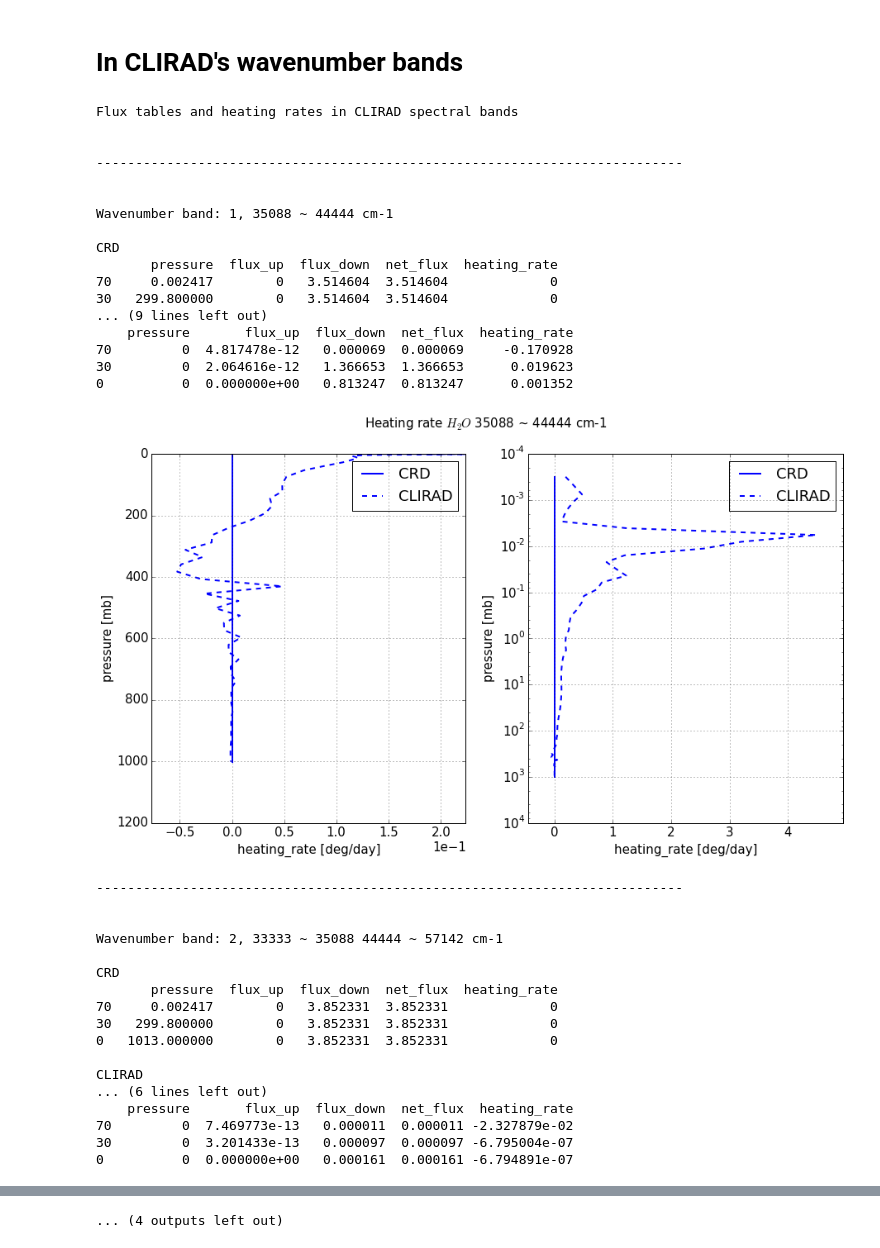
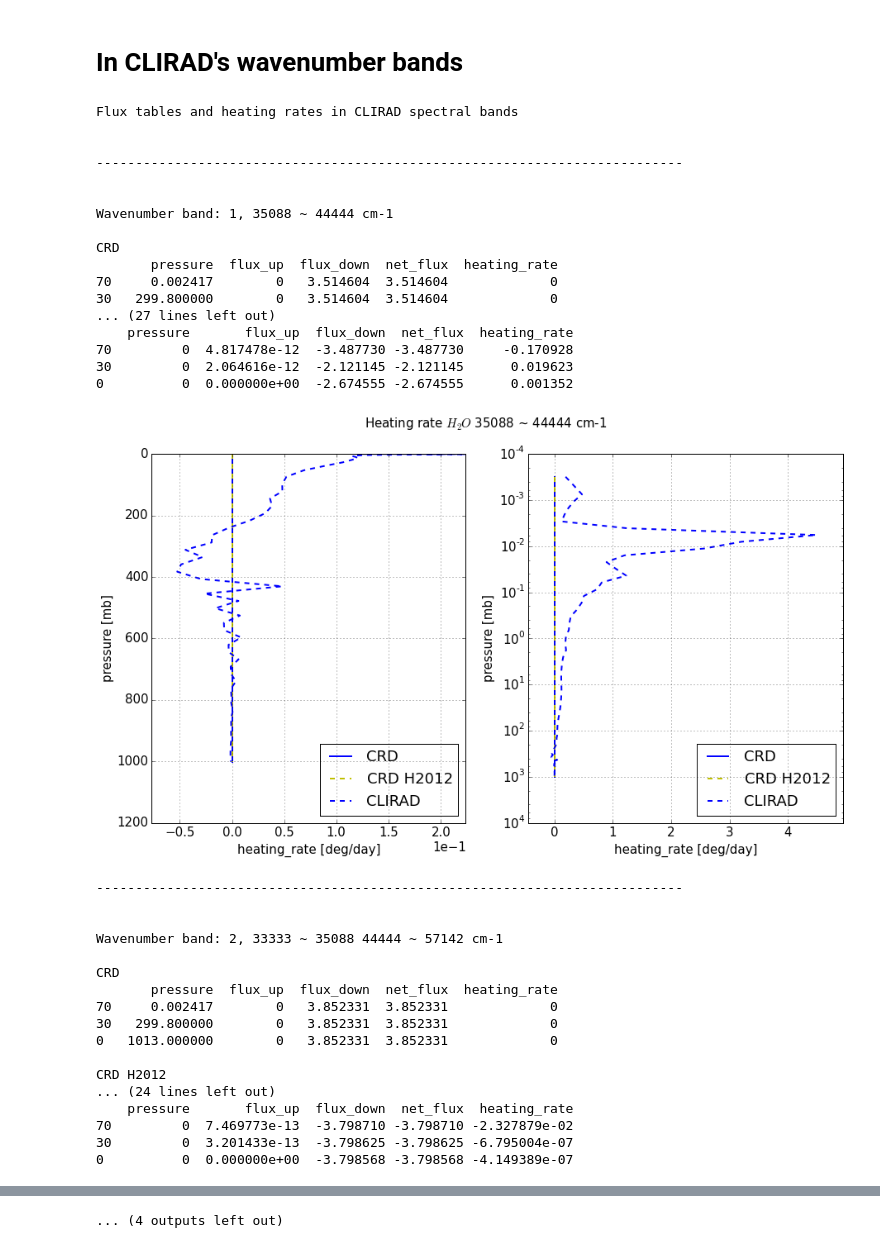
Before and after one commit to qAp/offline_radiation_notebooks, a Jupyter notebook: shortwave_mls_H2O_tmp.ipynb, the cells around one changed output, grey strips where cells are left out. Cells and saved outputs as stored; diff of their text form; code cells hidden in the pictures.

```diff
--- a/shortwave_mls_H2O_tmp.ipynb
+++ b/shortwave_mls_H2O_tmp.ipynb
@@ -42,5 +44,9 @@ name_molecule = r'$H_{2}O$'
 pathout_crd = '/nuwa_cluster/home/jackyu/radiation/crd/SW/examples/mls75_H2O/OUTPUT_CRD.dat'
 pnl_crd = aerutils.OUTPUT_RADSUM_to_pandasPanel(readfrom = pathout_crd, signed_fluxes = True)
+# %%
+# CRD H2012
+pathout_crd = '../crd/SW/examples/mls75_H2O_solzen_60_H2012/OUTPUT_CRD.dat'
+pnl_crd_H2012 = aerutils.OUTPUT_RADSUM_to_pandasPanel(readfrom = pathout_crd, signed_fluxes = True)
 # %%
 # Load CLIRAD results
 pathout_clirad = '/nuwa_cluster/home/jackyu/radiation/clirad/SW/examples/mls75_H2O/OUTPUT_CLIRAD.dat'
@@ -442,29 +487,30 @@ def fluxtableNhrplot_by_clirad_bands(pnl_clirad, *infos_lbl):
 # %%
 print('Flux tables and heating rates in CLIRAD spectral bands')
 print()
 print()
 
 fluxtableNhrplot_by_clirad_bands(pnl_clirad, \
-                                ('CRD', 'b', '-', pnl_crd))
+                                ('CRD', 'b', '-', pnl_crd),
+                                ('CRD H2012', 'y', '--', pnl_crd_H2012))
 # %% [output]
 Flux tables and heating rates in CLIRAD spectral bands
 
 
 ---------------------------------------------------------------------------
 
 
 Wavenumber band: 1, 35088 ~ 44444 cm-1
 
 CRD
        pressure  flux_up  flux_down  net_flux  heating_rate
 70     0.002417        0   3.514604  3.514604             0
 30   299.800000        0   3.514604  3.514604             0
-... (9 lines left out)
+... (27 lines left out)
     pressure       flux_up  flux_down  net_flux  heating_rate
-70         0  4.817478e-12   0.000069  0.000069     -0.170928
-30         0  2.064616e-12   1.366653  1.366653      0.019623
-0          0  0.000000e+00   0.813247  0.813247      0.001352
+70         0  4.817478e-12  -3.487730 -3.487730     -0.170928
+30         0  2.064616e-12  -2.121145 -2.121145      0.019623
+0          0  0.000000e+00  -2.674555 -2.674555      0.001352
-[figure, old version]
+[figure, new version]
 ---------------------------------------------------------------------------
 
 
@@ -476,9 +522,9 @@ CRD
 30   299.800000        0   3.852331  3.852331             0
 0   1013.000000        0   3.852331  3.852331             0
 
-CLIRAD
-... (6 lines left out)
+CRD H2012
+... (24 lines left out)
     pressure       flux_up  flux_down  net_flux  heating_rate
-70         0  7.469773e-13   0.000011  0.000011 -2.327879e-02
-30         0  3.201433e-13   0.000097  0.000097 -6.795004e-07
-0          0  0.000000e+00   0.000161  0.000161 -6.794891e-07
+70         0  7.469773e-13  -3.798710 -3.798710 -2.327879e-02
+30         0  3.201433e-13  -3.798625 -3.798625 -6.795004e-07
+0          0  0.000000e+00  -3.798568 -3.798568 -4.149389e-07
```
Also changed, not shown: parts of 8 cells of this notebook.
